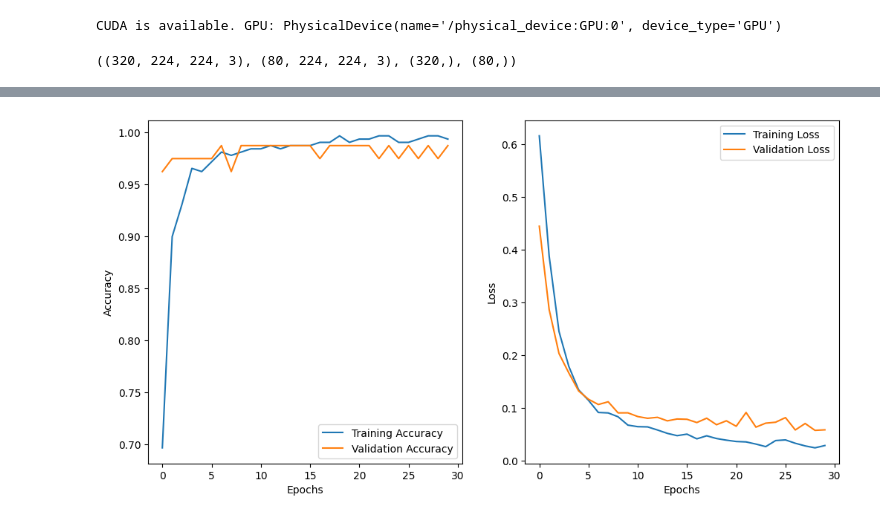
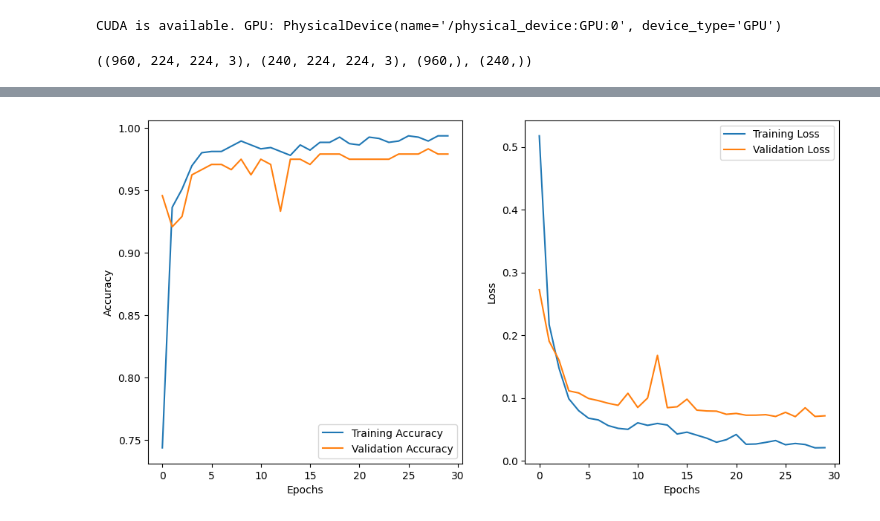
Before and after one commit to biggestUaena24/brain-tumor-detection, a Jupyter notebook: notebooks/vgg19_figures.ipynb, the cells around one changed output, grey strips where cells are left out. Drawn from its saved outputs; the diff is of its cells as text; code cells hidden in the pictures.

```diff
--- a/notebooks/vgg19_figures.ipynb
+++ b/notebooks/vgg19_figures.ipynb
@@ -268,11 +268,11 @@ else:
 CUDA is available. GPU: PhysicalDevice(name='/physical_device:GPU:0', device_type='GPU')
 # %%
 random_seed = 42
-X, Y = load_data(target='train', limit=200)
+X, Y = load_data(target='train', limit=600)
 train_X, test_X, train_Y, test_Y = train_test_split(X, Y, test_size=0.2, random_state=random_seed)
 train_X.shape, test_X.shape, train_Y.shape, test_Y.shape
 # %% [output]
-((320, 224, 224, 3), (80, 224, 224, 3), (320,), (80,))
+((960, 224, 224, 3), (240, 224, 224, 3), (960,), (240,))
 # %%
 best_vgg_model = DetectorModelBaseVGG19()
 
@@ -280,7 +280,7 @@ best_vgg_model.compile(optimizer='adam', loss='binary_crossentropy')
 
 best_vgg_history = best_vgg_model.fit(train_X, train_Y, test_X, test_Y, batch_size=32, epochs=30, verbose=0)
 
-test_X, test_Y = load_data(target="test", limit=200)
+test_X, test_Y = load_data(target="test", limit=600)
 
 score = best_vgg_model.score(test_X, test_Y)
 
@@ -294,4 +296,4 @@ accuracy: 0.8299999833106995
-[figure, old version]
+[figure, new version]
 # %%
 best_vgg_model.save(os.path.join(MODEL_SAVE_PATH, 'vgg19.h5'))
 # %%
```
Also changed, not shown: parts of 4 cells of this notebook, 1 other file.
